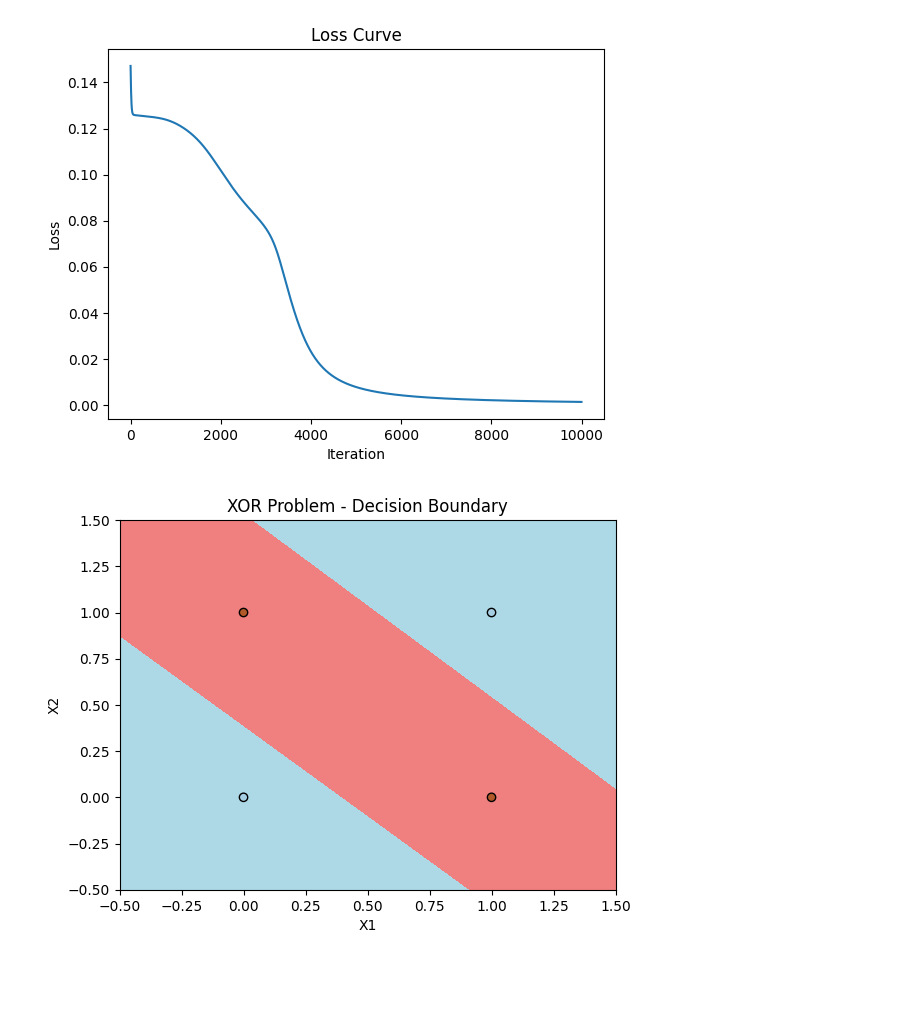
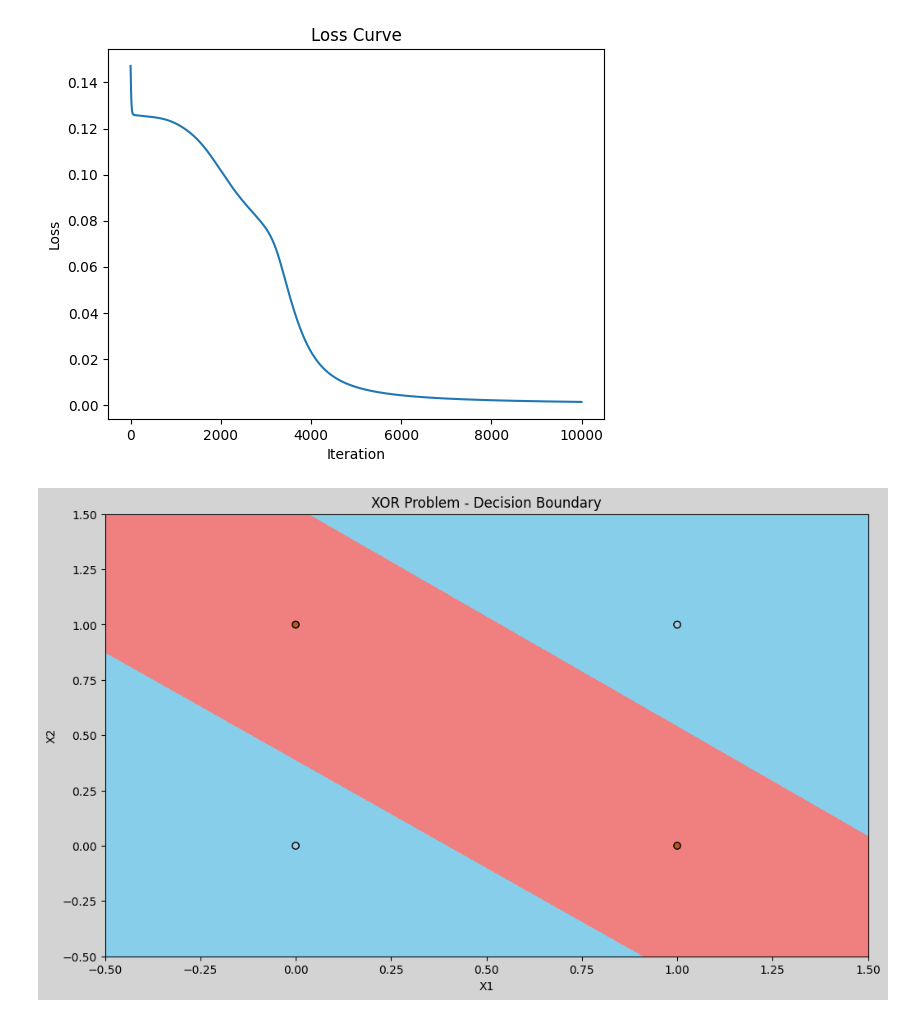
Before and after one commit to tamanna104/CVPR, a Jupyter notebook: Assignment2.ipynb, the cells around one changed output. Cells and saved outputs as stored; diff of their text form; code cells hidden in the pictures; blank space fills up the shorter version.

```diff
--- a/Assignment2.ipynb
+++ b/Assignment2.ipynb
@@ -79,17 +79,18 @@ output_layer_output = sigmoid(output_layer_input)
 # %%
 # Reshape the output for contour plotting
 Z = output_layer_output.reshape(X_mesh.shape)
 
 # Plot the decision boundary and input points
-plt.contourf(X_mesh, Y_mesh, Z, levels=1, colors=['lightblue', 'lightcoral'])
-plt.scatter(X[:, 0], X[:, 1], c=y.ravel(), cmap=plt.cm.Paired, edgecolors='black')
+plt.figure(figsize=(12,7), facecolor='lightgray')
+plt.contourf(X_mesh, Y_mesh, Z, levels=1, colors=['skyblue', 'lightcoral'])
+plt.scatter(X[:, 0], X[:, 1], c=y.ravel(), cmap=plt.cm.Paired, edgecolors='black' )
 
 # Add labels and title
 plt.xlabel('X1')
 plt.ylabel('X2')
 plt.title('XOR Problem - Decision Boundary')
 
 # Show the plot
 plt.show()
 # %% [output]
-[figure, old version]
+[figure, new version]
```
Also changed, not shown: 1 other file.
